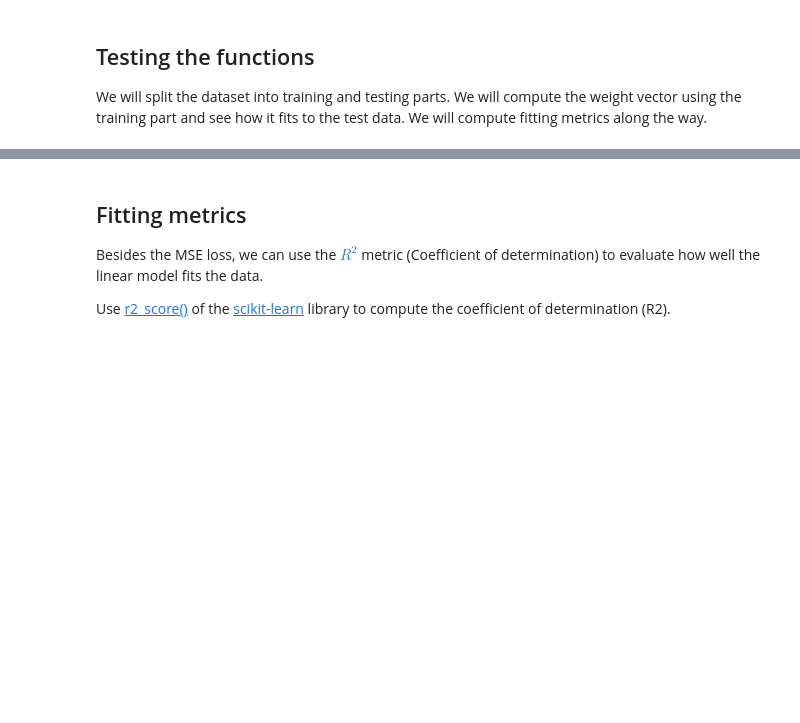
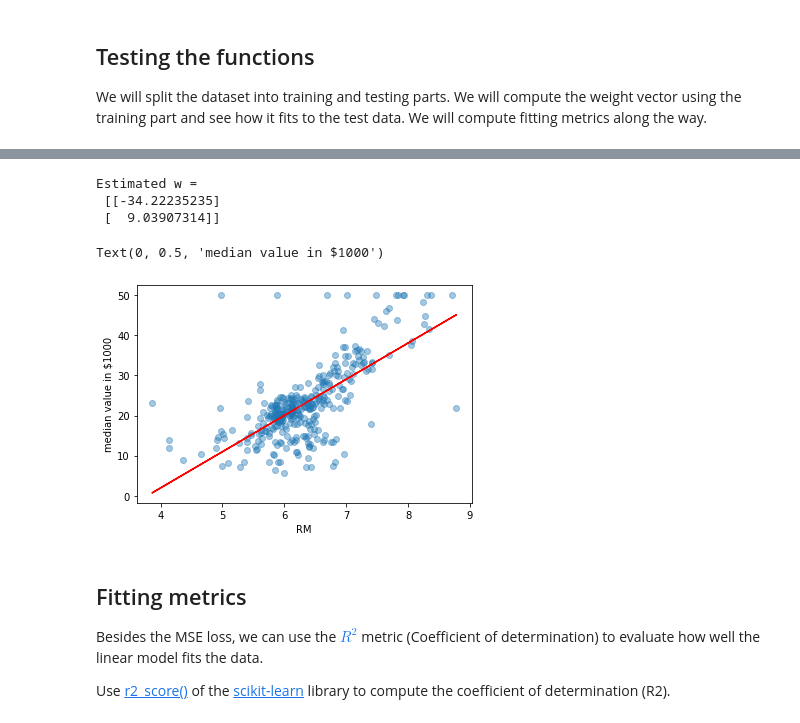
Before and after one commit to haruo-gabriel/mac0460-ep1-2025i, a Jupyter notebook: EP1.ipynb, the cells around one changed output, grey strips where cells are left out. Drawn from its saved outputs; the diff is of its cells as text; code cells hidden in the pictures; blank space fills up the shorter version.

```diff
--- a/EP1.ipynb
+++ b/EP1.ipynb
@@ -208,7 +273,14 @@ def compute_weights(X, y):
 
     # START OF YOUR CODE
 
-    raise NotImplementedError("Function compute_weights() is not implemented")
+    # raise NotImplementedError("Function compute_weights() is not implemented")
+
+    X_transpose = np.transpose(X)
+
+    w = np.linalg.inv(X_transpose @ X) @ X_transpose @ y
+
+    return w
+
 
     # END OF YOUR CODE
 # %% [markdown]
@@ -230,7 +302,9 @@ def make_prediction(X, w):
 
     # START OF YOUR CODE
 
-    raise NotImplementedError("Function make_prediction() is not implemented")
+    # raise NotImplementedError("Function make_prediction() is not implemented")
+
+    return X @ w
 
     # END OF YOUR CODE
 # %% [markdown]
@@ -267,15 +345,31 @@ You should get a plot like the one below:
 # %%
 # Solve the problem using the training data
 # Print the weight vector
 # Plot the linear function on top of the data points
 
 # START OF YOUR CODE
 w = 0  # this is temporary
 
-
+# Computing the weights
+w = compute_weights(X_train, y_train)
 print("Estimated w =\n", w)
 
+# Computing the predicted linear function
+prediction = make_prediction(X_train, w)
+
+# Plotting the linear function on top of the data points
+plt.scatter(X_train[:,1], y_train, alpha=0.4) # data points
+plt.plot(X_train[:,1], prediction, color='red') # linear function
+plt.xlabel(colname)
+plt.ylabel('median value in $1000')
+
 # END OF YOUR CODE
+# %% [output]
+Estimated w =
+ [[-34.22235235]
+ [  9.03907314]]
+Text(0, 0.5, 'median value in $1000')
+[figure, added]
 # %% [markdown]
 ## Fitting metrics
 
```
Also changed, not shown: parts of 14 cells of this notebook.
